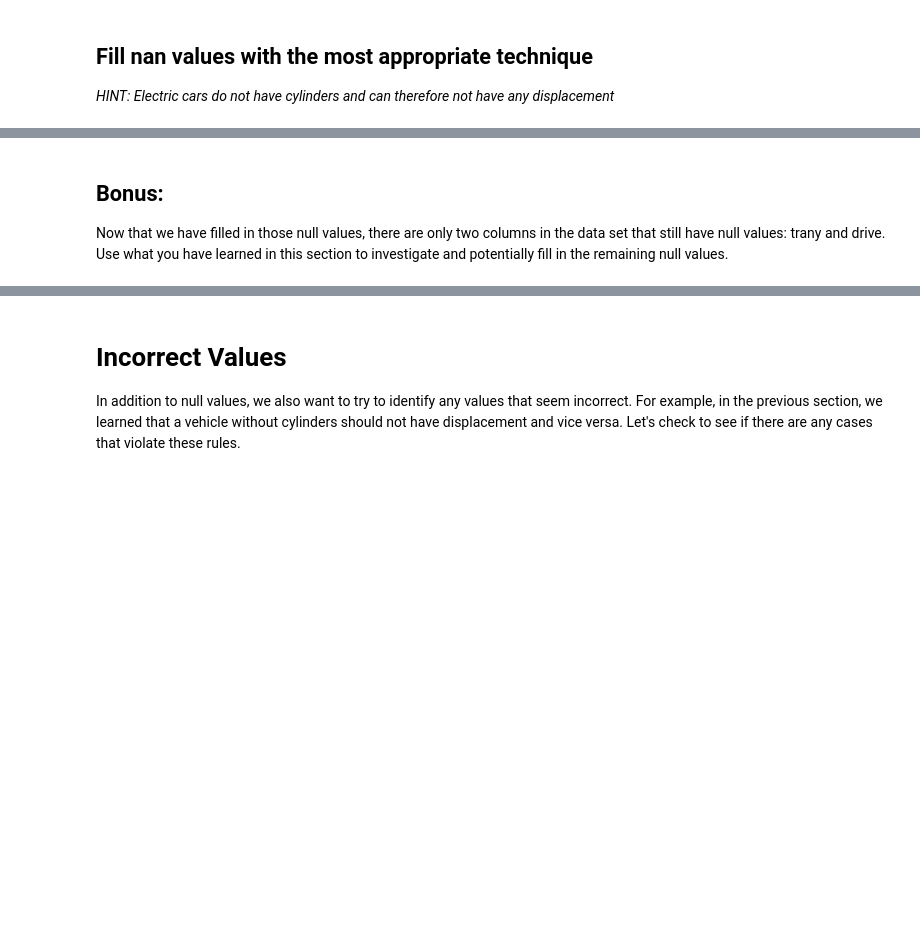
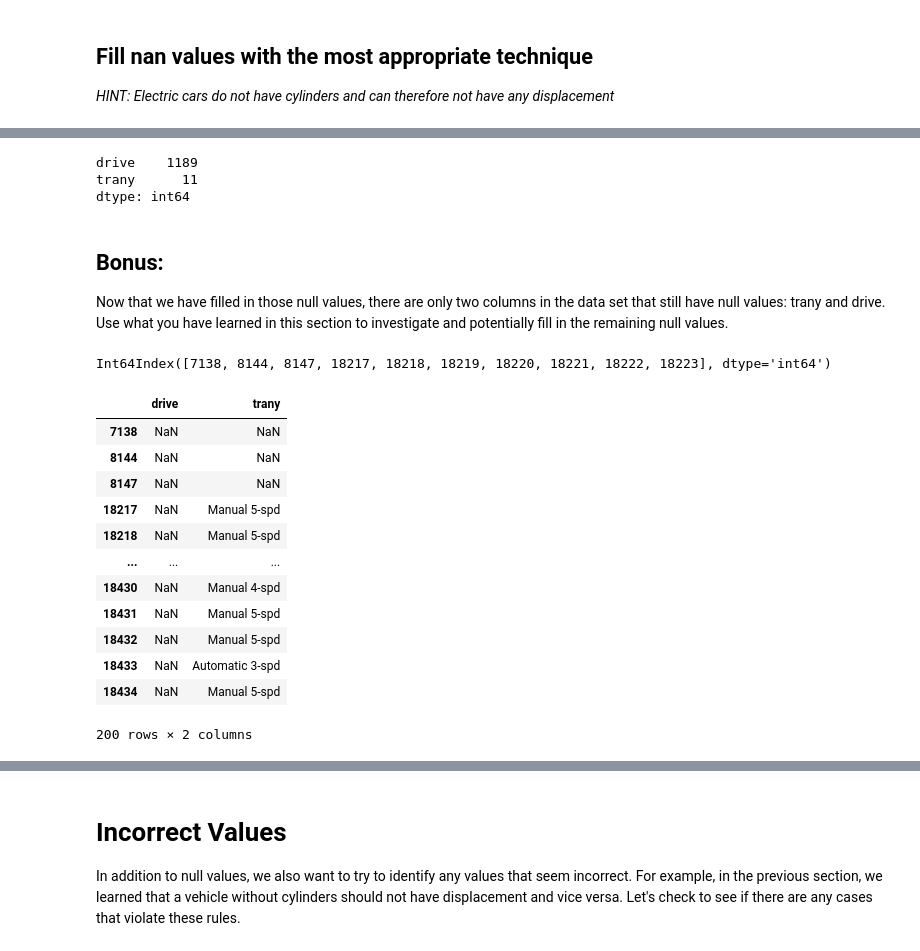
Before and after one commit to Ironhack-Data-Madrid-Mayo-2022/2.4-lab-data-cleaning, a Jupyter notebook: your-code/main.ipynb, the cells around one changed output, grey strips where cells are left out. Drawn from its saved outputs; the diff is of its cells as text; code cells hidden in the pictures; blank space fills up the shorter version.

```diff
--- a/your-code/main.ipynb
+++ b/your-code/main.ipynb
@@ -75,0 +147,2 @@ In Pandas, we can do that using the drop method. For our purposes, let's remove
+# %%
+data.drop(columns=nan_cols[nan_cols>10000].index, inplace=True)
@@ -87,0 +187,3 @@ Keep only the columns you think are useful
+# %%
+data['displ'] = data['displ'].fillna(0)
+data['displ'].fillna(0, inplace = True)
@@ -87,0 +200,3 @@ Keep only the columns you think are useful
+# %%
+data['cylinders'] = data['cylinders'].fillna(0)
+data['cylinders'].fillna(0, inplace = True)
@@ -88,3 +223,11 @@ Keep only the columns you think are useful
+# %%
+nan_cols=data.isna().sum()
+
+nan_cols[nan_cols>0]
+# %% [output]
+drive    1189
+trany      11
+dtype: int64
 # %% [markdown]
 ## Bonus:
 Now that we have filled in those null values, there are only two columns in the data set that still have null values: trany and drive. Use what you have learned in this section to investigate and potentially fill in the remaining null values.
@@ -92,0 +234,21 @@ Now that we have filled in those null values, there are only two columns in the
+# %%
+bad_index=data.drive[data.drive.isna()].index
+bad_index[:10]
+# %% [output]
+Int64Index([7138, 8144, 8147, 18217, 18218, 18219, 18220, 18221, 18222, 18223], dtype='int64')
+# %%
+data.iloc[bad_index][['drive','trany']].head(200)
+# %% [output]
+|  | drive | trany |
+| 7138 | NaN | NaN |
+| 8144 | NaN | NaN |
+| 8147 | NaN | NaN |
+| 18217 | NaN | Manual 5-spd |
+| 18218 | NaN | Manual 5-spd |
+| ... | ... | ... |
+| 18430 | NaN | Manual 4-spd |
+| 18431 | NaN | Manual 5-spd |
+| 18432 | NaN | Manual 5-spd |
+| 18433 | NaN | Automatic 3-spd |
+| 18434 | NaN | Manual 5-spd |
+200 rows × 2 columns
```
Also changed, not shown: parts of 32 cells of this notebook.
